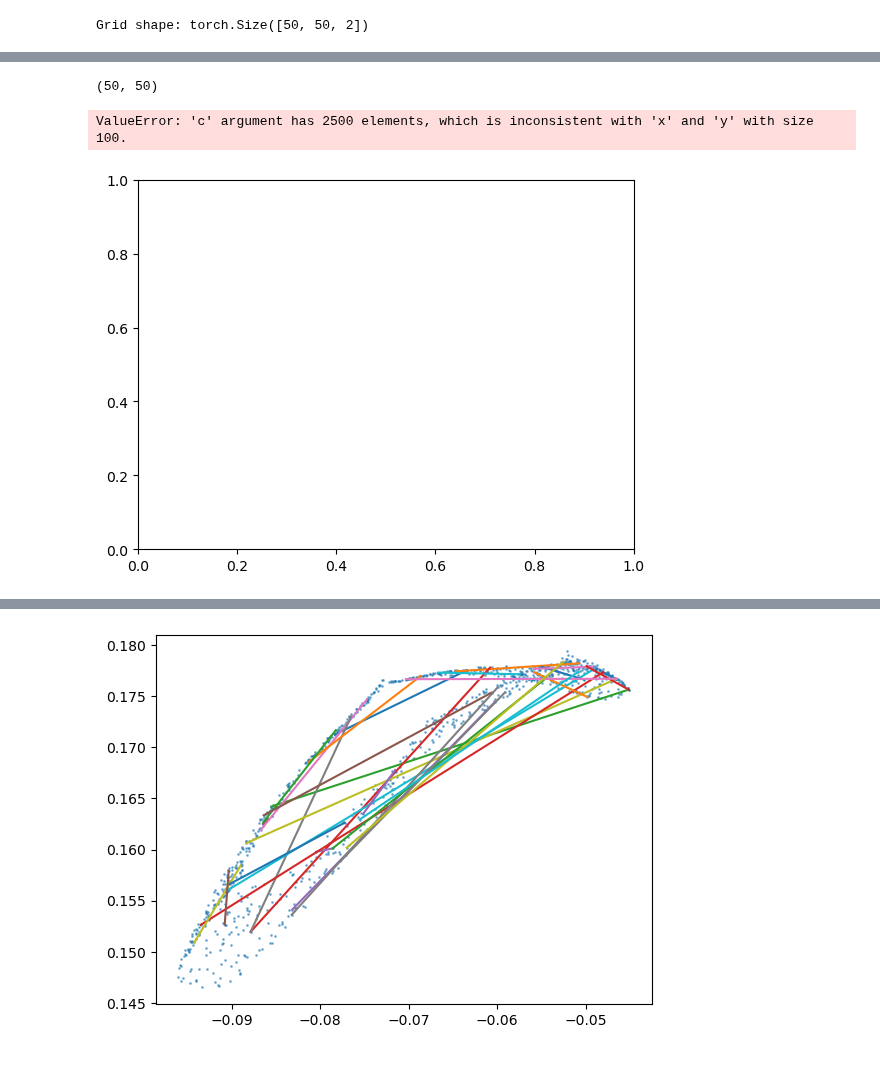
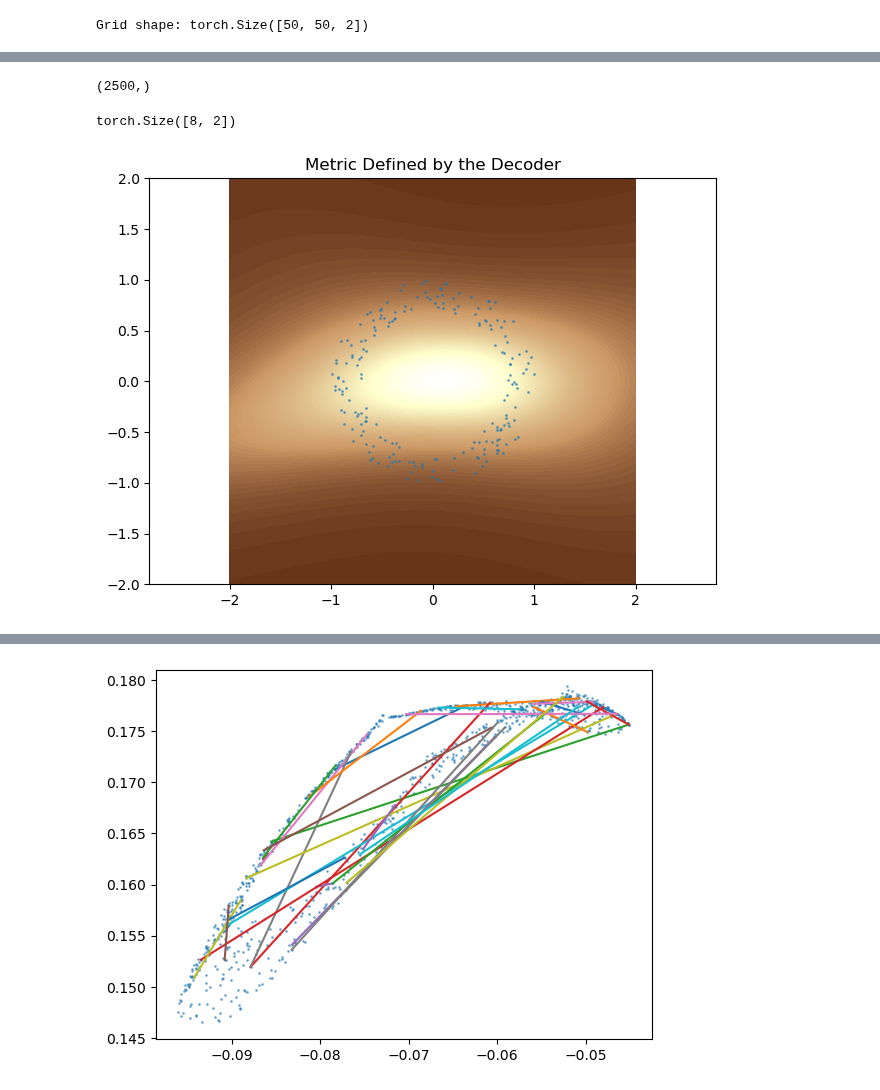
Before and after one commit to fablos/geo_latte, a Jupyter notebook: icra/circular_data.ipynb, the cells around one changed output, grey strips where cells are left out. Cells and saved outputs as stored; diff of their text form; code cells hidden in the pictures.

```diff
--- a/icra/circular_data.ipynb
+++ b/icra/circular_data.ipynb
@@ -224,14 +225,14 @@ plt.show()
 model.eval();
 # %%
 def generate_grid(v=2, grid_size=100, device=device):
-    x = torch.linspace(-v, v, grid_size).to(device)
-    y = torch.linspace(-v, v, grid_size).to(device)
-    x_grid, y_grid = torch.meshgrid(x, y, indexing='ij')
+    x_lin = torch.linspace(-v, v, grid_size).to(device)
+    y_lin = torch.linspace(-v, v, grid_size).to(device)
+    x_grid, y_grid = torch.meshgrid(x_lin, y_lin, indexing='ij')
     grid = torch.stack((x_grid, y_grid), dim=-1)
-    return grid
+    return grid, x_lin.cpu(), y_lin.cpu()
 
 grid_size = 50
-z_grid = generate_grid(grid_size=grid_size)
+z_grid, x_lin, y_lin = generate_grid(grid_size=grid_size)
 # Print the resulting grid shape and a sample
 print(f"Grid shape: {z_grid.shape}")  # Expected shape: (grid_size, grid_size, 2)
 # %% [output]
@@ -249,21 +270,38 @@ gc.collect()
 # %%
 # loop through the grid and compute the jacobian
 bg = []
-for i in tqdm(range(z_grid.shape[0])):
-    for j in range(z_grid.shape[1]):
-        J = torch.autograd.functional.jacobian(model, z_grid[i,j].unsqueeze(0)).squeeze(0).squeeze(1)
-        bg.append(torch.sqrt(torch.det((J.T @ J).cpu())).item())
+z_grid_list = z_grid.reshape(-1, 2)
+for point in tqdm(z_grid_list):
+    J = torch.autograd.functional.jacobian(model, point.unsqueeze(0)).squeeze(0).squeeze(1)
+    bg.append(torch.sqrt(torch.det((J.T @ J).cpu())).item())
 bg = np.array(bg).reshape((grid_size, grid_size))
 # %%
-bg.shape
+# Create a custom colormap with more brown tones
+colors = [
+    (0.4, 0.2, 0.1),  # Brown
+    (0.8, 0.6, 0.4),  # Light brown
+    (0.9, 0.8, 0.6),  # Beige
+    (1, 1, 0.8),      # Yellowish
+    (1, 1, 1),        # White
+]
+custom_cmap = LinearSegmentedColormap.from_list("brownish", colors)
 # %% [output]
-(50, 50)
+(2500,)
+# %%
+# convert z_grid into a list of 2D points
+z.shape
+# %% [output]
+torch.Size([8, 2])
 # %%
 # Plot the magnification factor
 plt.figure()
-plt.scatter(z_grid[:, 0].cpu().numpy(), z_grid[:, 1].cpu().numpy(), c=bg)
-plt.title("Magnification Factor")
+plt.contourf(x_lin, y_lin, bg, levels=100, cmap=custom_cmap)  # Use the custom brownish colormap
+plt.scatter(data[:, 0].cpu().numpy(), data[:, 1].cpu().numpy(), s=1, alpha=0.6)
+plt.title("Metric Defined by the Decoder")
+plt.xlim(-2, 2)
+plt.ylim(-2, 2)
+plt.axis('equal')
+plt.tight_layout()
 plt.show()
 # %% [output]
-ValueError: 'c' argument has 2500 elements, which is inconsistent with 'x' and 'y' with size 100.
-[figure, old version]
+[figure, new version]
```
Also changed, not shown: parts of 12 cells of this notebook.
